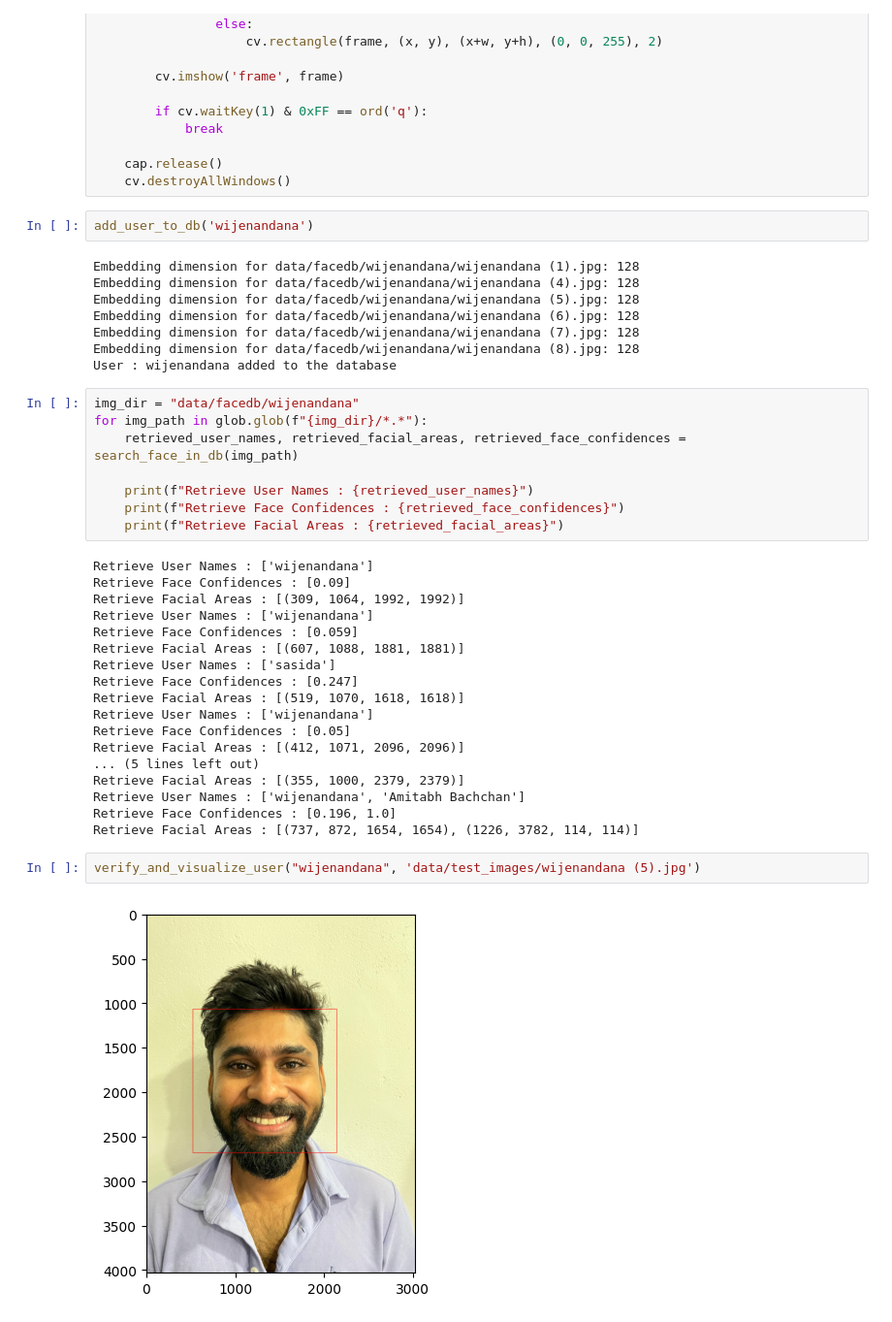
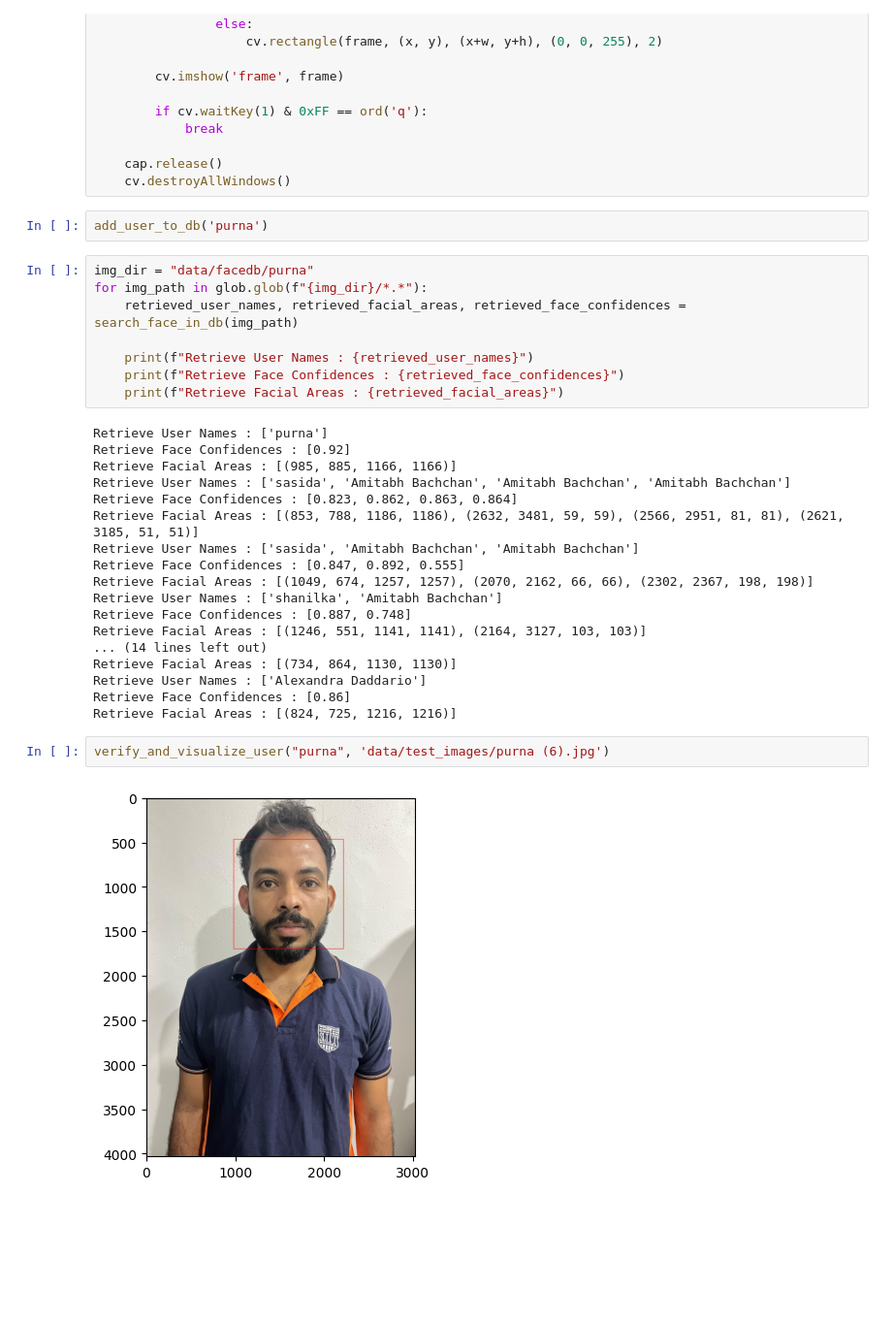
Before and after one commit to purnalakshitha99/edu-smart-e-learning-platform-apis, a Jupyter notebook: USER_VARIFICATION_SERVICE/face_recogntion.ipynb, the cells around one changed output. Shown at 97% size. Drawn from its saved outputs; the diff is of its cells as text; blank space fills up the shorter version.

```diff
--- a/USER_VARIFICATION_SERVICE/face_recogntion.ipynb
+++ b/USER_VARIFICATION_SERVICE/face_recogntion.ipynb
@@ -390,17 +393,9 @@ def verify_and_visualize_user_realtime(username):
     cap.release()
     cv.destroyAllWindows()
 # %%
-add_user_to_db('wijenandana')
+add_user_to_db('purna')
-# %% [output]
-Embedding dimension for data/facedb/wijenandana/wijenandana (1).jpg: 128
-Embedding dimension for data/facedb/wijenandana/wijenandana (4).jpg: 128
-Embedding dimension for data/facedb/wijenandana/wijenandana (5).jpg: 128
-Embedding dimension for data/facedb/wijenandana/wijenandana (6).jpg: 128
-Embedding dimension for data/facedb/wijenandana/wijenandana (7).jpg: 128
-Embedding dimension for data/facedb/wijenandana/wijenandana (8).jpg: 128
-User : wijenandana added to the database
 # %%
-img_dir = "data/facedb/wijenandana"
+img_dir = "data/facedb/purna"
 for img_path in glob.glob(f"{img_dir}/*.*"):
     retrieved_user_names, retrieved_facial_areas, retrieved_face_confidences = search_face_in_db(img_path)
 
@@ -408,25 +403,25 @@ for img_path in glob.glob(f"{img_dir}/*.*"):
     print(f"Retrieve Face Confidences : {retrieved_face_confidences}")
     print(f"Retrieve Facial Areas : {retrieved_facial_areas}")
 # %% [output]
-Retrieve User Names : ['wijenandana']
-Retrieve Face Confidences : [0.09]
-Retrieve Facial Areas : [(309, 1064, 1992, 1992)]
-Retrieve User Names : ['wijenandana']
-Retrieve Face Confidences : [0.059]
-Retrieve Facial Areas : [(607, 1088, 1881, 1881)]
-Retrieve User Names : ['sasida']
-Retrieve Face Confidences : [0.247]
-Retrieve Facial Areas : [(519, 1070, 1618, 1618)]
-Retrieve User Names : ['wijenandana']
-Retrieve Face Confidences : [0.05]
-Retrieve Facial Areas : [(412, 1071, 2096, 2096)]
-... (5 lines left out)
-Retrieve Facial Areas : [(355, 1000, 2379, 2379)]
-Retrieve User Names : ['wijenandana', 'Amitabh Bachchan']
-Retrieve Face Confidences : [0.196, 1.0]
-Retrieve Facial Areas : [(737, 872, 1654, 1654), (1226, 3782, 114, 114)]
+Retrieve User Names : ['purna']
+Retrieve Face Confidences : [0.92]
+Retrieve Facial Areas : [(985, 885, 1166, 1166)]
+Retrieve User Names : ['sasida', 'Amitabh Bachchan', 'Amitabh Bachchan', 'Amitabh Bachchan']
+Retrieve Face Confidences : [0.823, 0.862, 0.863, 0.864]
+Retrieve Facial Areas : [(853, 788, 1186, 1186), (2632, 3481, 59, 59), (2566, 2951, 81, 81), (2621, 3185, 51, 51)]
+Retrieve User Names : ['sasida', 'Amitabh Bachchan', 'Amitabh Bachchan']
+Retrieve Face Confidences : [0.847, 0.892, 0.555]
+Retrieve Facial Areas : [(1049, 674, 1257, 1257), (2070, 2162, 66, 66), (2302, 2367, 198, 198)]
+Retrieve User Names : ['shanilka', 'Amitabh Bachchan']
+Retrieve Face Confidences : [0.887, 0.748]
+Retrieve Facial Areas : [(1246, 551, 1141, 1141), (2164, 3127, 103, 103)]
+... (14 lines left out)
+Retrieve Facial Areas : [(734, 864, 1130, 1130)]
+Retrieve User Names : ['Alexandra Daddario']
+Retrieve Face Confidences : [0.86]
+Retrieve Facial Areas : [(824, 725, 1216, 1216)]
 # %%
-verify_and_visualize_user("wijenandana", 'data/test_images/wijenandana (5).jpg')
+verify_and_visualize_user("purna", 'data/test_images/purna (6).jpg')
 # %% [output]
-[figure, old version]
+[figure, new version]
 # %%
```
Also changed, not shown: parts of 4 cells of this notebook, 4 other files.
